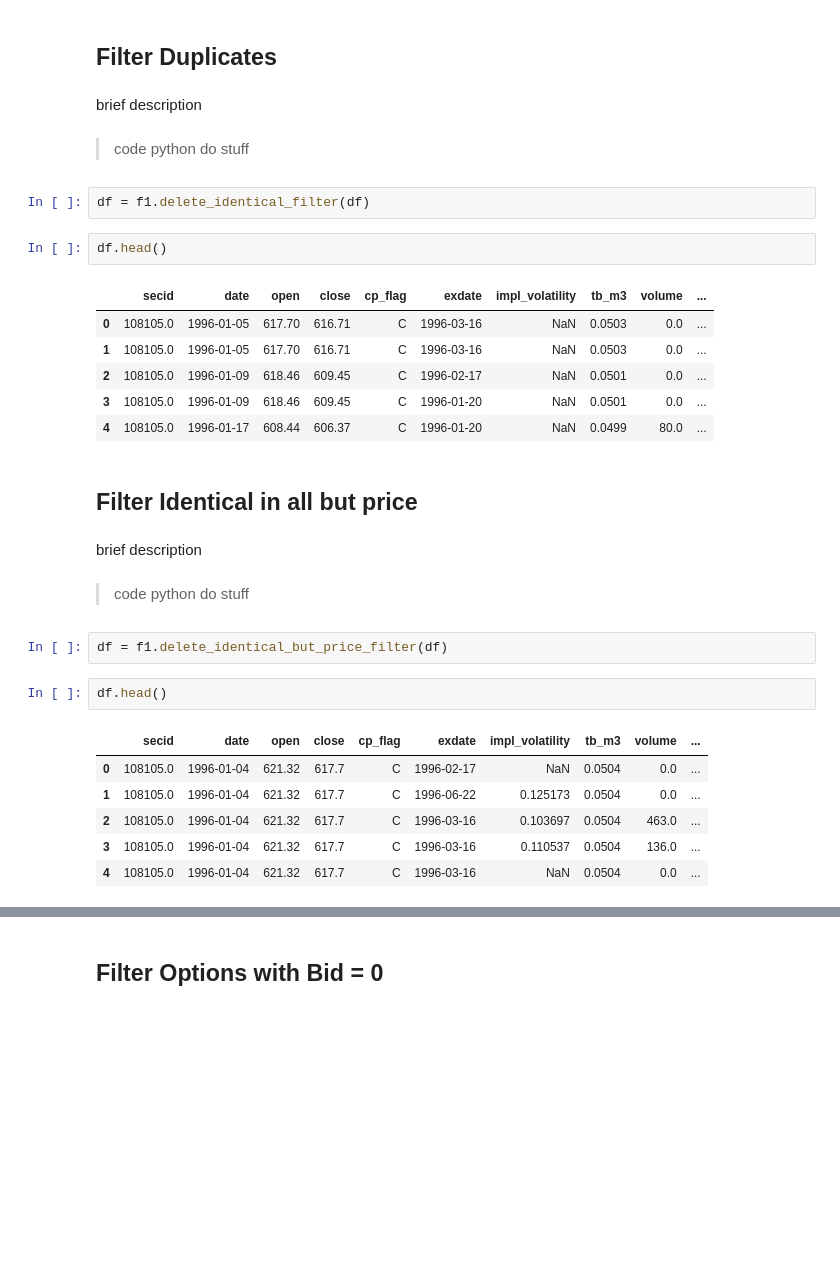
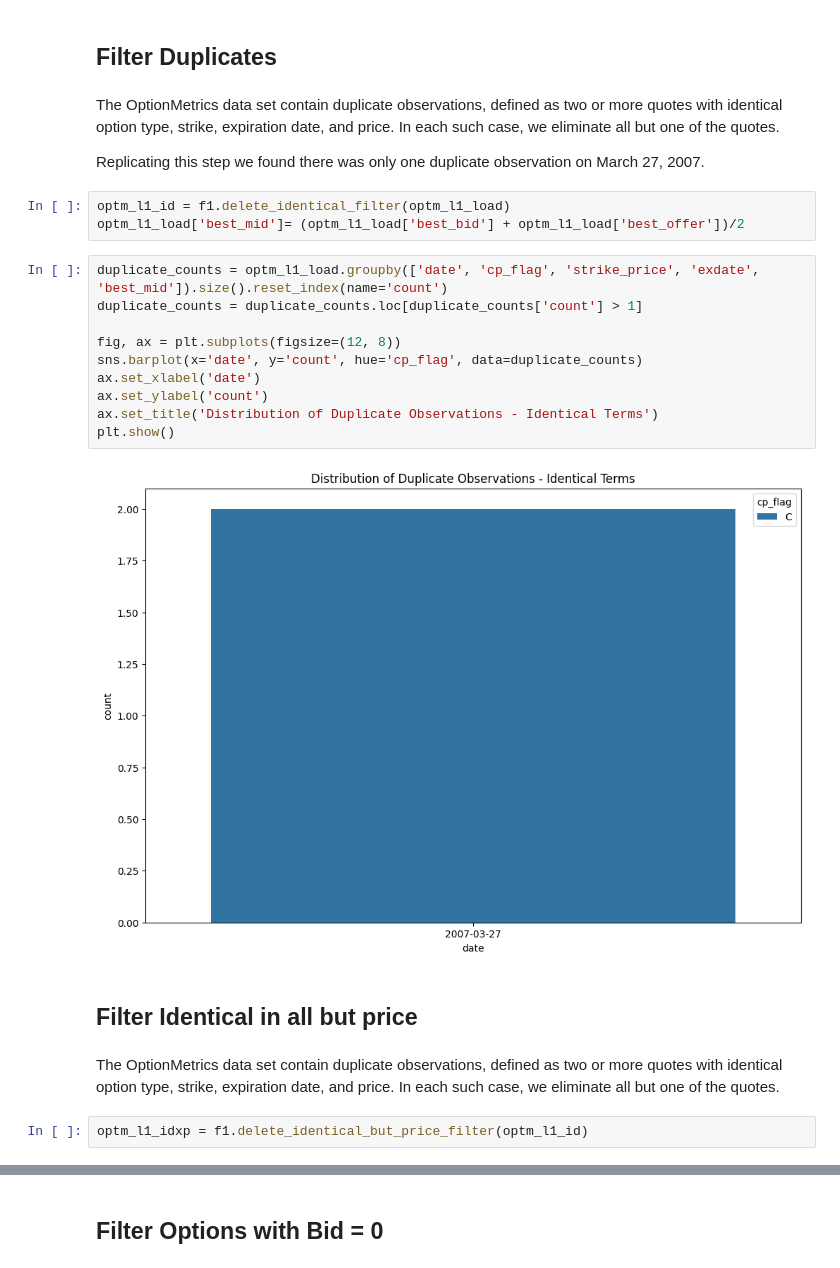
Before and after one commit to harrypandas/finm-32900_final_project, a Jupyter notebook: notebooks/02_Level01_Filters.ipynb, the cells around one changed output, grey strips where cells are left out. Cells and saved outputs as stored; diff of their text form; blank space fills up the shorter version.

```diff
--- a/notebooks/02_Level01_Filters.ipynb
+++ b/notebooks/02_Level01_Filters.ipynb
@@ -108,34 +107,30 @@ plt.show()
 # %% [markdown]
 ## Filter Duplicates
 # %% [markdown]
-brief description
+The OptionMetrics data set contain duplicate observations,
+defined as two or more quotes with identical option type, strike, expiration date, and price. In each such case, we eliminate all but one of the quotes.
+
+Replicating this step we found there was only one duplicate observation on March 27, 2007.
-# %% [markdown]
-> code python do stuff
-# %%
-df = f1.delete_identical_filter(df)
-# %%
-df.head()
-# %% [output]
-|  | secid | date | open | close | cp_flag | exdate | impl_volatility | tb_m3 | volume | ... |
-| 0 | 108105.0 | 1996-01-05 | 617.70 | 616.71 | C | 1996-03-16 | NaN | 0.0503 | 0.0 | ... |
-| 1 | 108105.0 | 1996-01-05 | 617.70 | 616.71 | C | 1996-03-16 | NaN | 0.0503 | 0.0 | ... |
-| 2 | 108105.0 | 1996-01-09 | 618.46 | 609.45 | C | 1996-02-17 | NaN | 0.0501 | 0.0 | ... |
-| 3 | 108105.0 | 1996-01-09 | 618.46 | 609.45 | C | 1996-01-20 | NaN | 0.0501 | 0.0 | ... |
-| 4 | 108105.0 | 1996-01-17 | 608.44 | 606.37 | C | 1996-01-20 | NaN | 0.0499 | 80.0 | ... |
+# %%
+optm_l1_id = f1.delete_identical_filter(optm_l1_load)
+optm_l1_load['best_mid']= (optm_l1_load['best_bid'] + optm_l1_load['best_offer'])/2
+# %%
+duplicate_counts = optm_l1_load.groupby(['date', 'cp_flag', 'strike_price', 'exdate', 'best_mid']).size().reset_index(name='count')
+duplicate_counts = duplicate_counts.loc[duplicate_counts['count'] > 1]
+
+fig, ax = plt.subplots(figsize=(12, 8))
+sns.barplot(x='date', y='count', hue='cp_flag', data=duplicate_counts)
+ax.set_xlabel('date')
+ax.set_ylabel('count')
+ax.set_title('Distribution of Duplicate Observations - Identical Terms')
+plt.show()
+# %% [output]
+[figure, added]
 # %% [markdown]
 ## Filter Identical in all but price
 # %% [markdown]
-brief description
+The OptionMetrics data set contain duplicate observations,
+defined as two or more quotes with identical option type, strike, expiration
+date, and price. In each such case, we eliminate all but one of the quotes.
-# %% [markdown]
-> code python do stuff
 # %%
-df = f1.delete_identical_but_price_filter(df)
+optm_l1_idxp = f1.delete_identical_but_price_filter(optm_l1_id)
-# %%
-df.head()
-# %% [output]
-|  | secid | date | open | close | cp_flag | exdate | impl_volatility | tb_m3 | volume | ... |
-| 0 | 108105.0 | 1996-01-04 | 621.32 | 617.7 | C | 1996-02-17 | NaN | 0.0504 | 0.0 | ... |
-| 1 | 108105.0 | 1996-01-04 | 621.32 | 617.7 | C | 1996-06-22 | 0.125173 | 0.0504 | 0.0 | ... |
-| 2 | 108105.0 | 1996-01-04 | 621.32 | 617.7 | C | 1996-03-16 | 0.103697 | 0.0504 | 463.0 | ... |
-| 3 | 108105.0 | 1996-01-04 | 621.32 | 617.7 | C | 1996-03-16 | 0.110537 | 0.0504 | 136.0 | ... |
-| 4 | 108105.0 | 1996-01-04 | 621.32 | 617.7 | C | 1996-03-16 | NaN | 0.0504 | 0.0 | ... |
```
Also changed, not shown: parts of 23 cells of this notebook.
